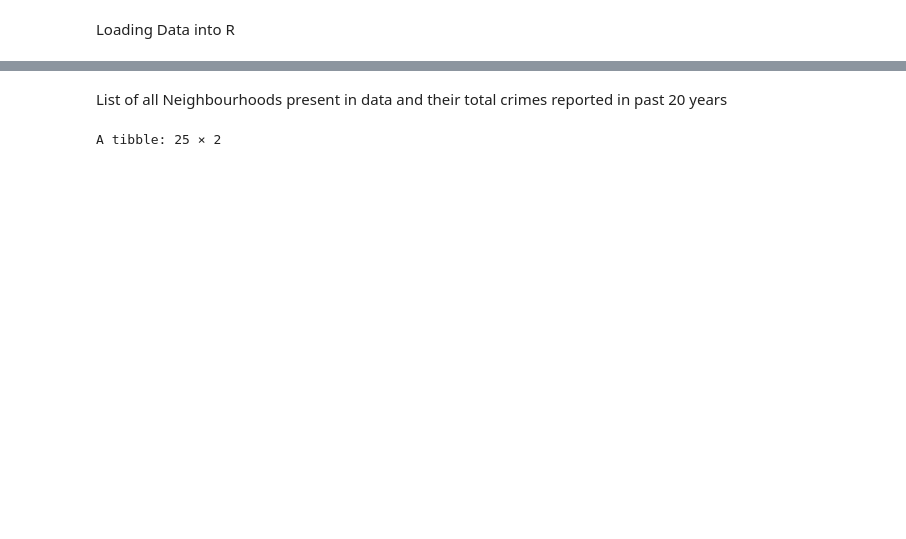
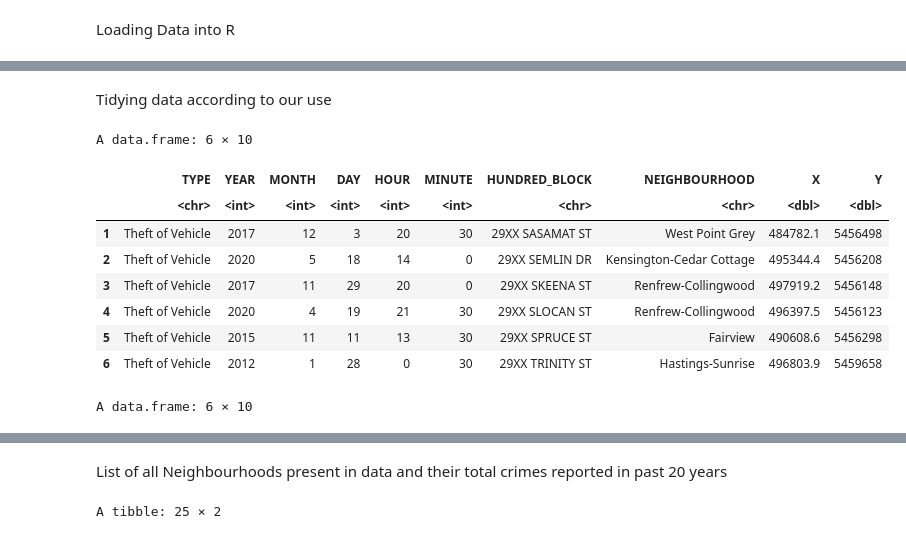
Before and after one commit to Utsav02/VancouverCrimeSTAT201, a Jupyter notebook: ProjectFile.ipynb, the cells around one changed output, grey strips where cells are left out. Drawn from its saved outputs; the diff is of its cells as text; code cells hidden in the pictures; blank space fills up the shorter version.

```diff
--- a/ProjectFile.ipynb
+++ b/ProjectFile.ipynb
@@ -80,0 +70,22 @@ A grouped_df: 267 × 3
+# %% [markdown]
+Tidying data according to our use
+# %%
+# not selecting 2022 as it is the present year
+vancouver_crime <- vancouver_crime %>%
+filter(YEAR != 2022 & YEAR >= 2011)
+
+# crimes that do not have any neighbourhoods mentioned
+vancouver_crime[vancouver_crime == ""] <- "Neighbourhood Missing"
+head(vancouver_crime)
+tail(vancouver_crime)
+# %% [output]
+A data.frame: 6 × 10
+|  | TYPE | YEAR | MONTH | DAY | HOUR | MINUTE | HUNDRED_BLOCK | NEIGHBOURHOOD | X | Y |
+|  | <chr> | <int> | <int> | <int> | <int> | <int> | <chr> | <chr> | <dbl> | <dbl> |
+| 1 | Theft of Vehicle | 2017 | 12 | 3 | 20 | 30 | 29XX SASAMAT ST | West Point Grey | 484782.1 | 5456498 |
+| 2 | Theft of Vehicle | 2020 | 5 | 18 | 14 | 0 | 29XX SEMLIN DR | Kensington-Cedar Cottage | 495344.4 | 5456208 |
+| 3 | Theft of Vehicle | 2017 | 11 | 29 | 20 | 0 | 29XX SKEENA ST | Renfrew-Collingwood | 497919.2 | 5456148 |
+| 4 | Theft of Vehicle | 2020 | 4 | 19 | 21 | 30 | 29XX SLOCAN ST | Renfrew-Collingwood | 496397.5 | 5456123 |
+| 5 | Theft of Vehicle | 2015 | 11 | 11 | 13 | 30 | 29XX SPRUCE ST | Fairview | 490608.6 | 5456298 |
+| 6 | Theft of Vehicle | 2012 | 1 | 28 | 0 | 30 | 29XX TRINITY ST | Hastings-Sunrise | 496803.9 | 5459658 |
+A data.frame: 6 × 10
```
Also changed, not shown: parts of 26 cells of this notebook.
